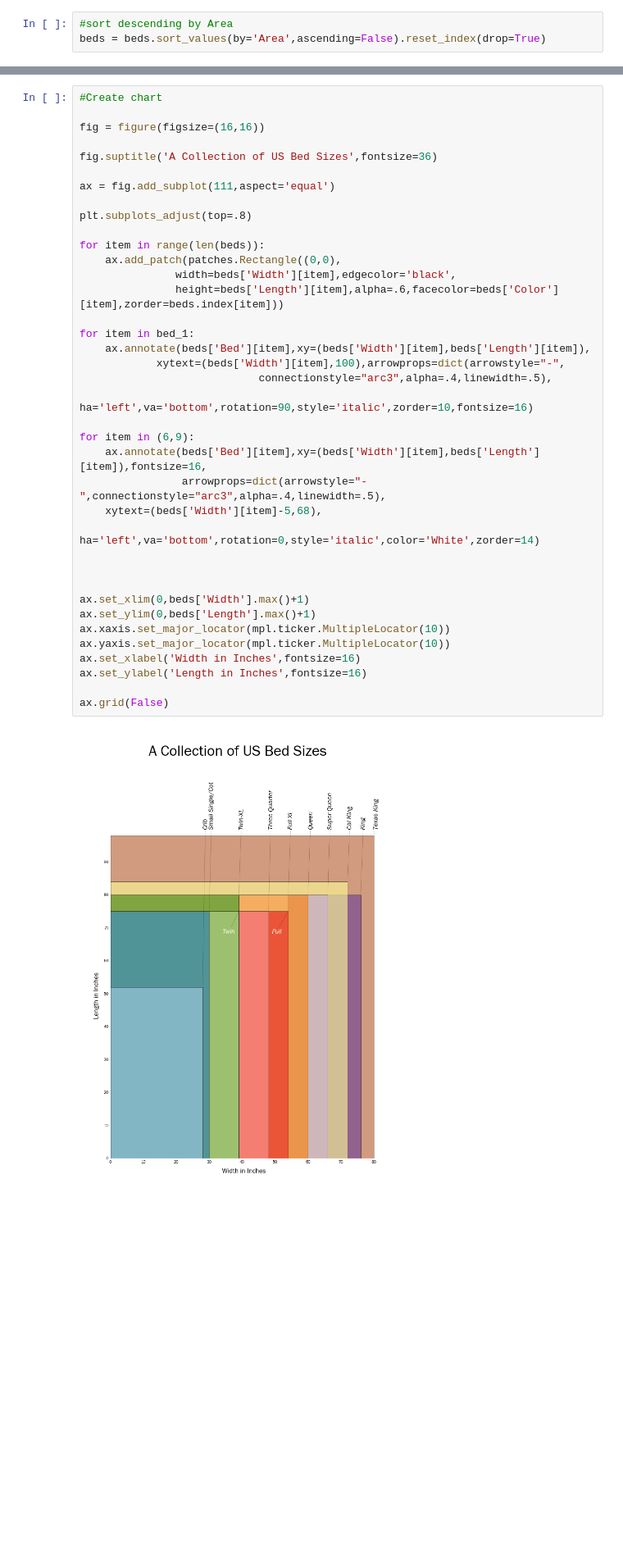
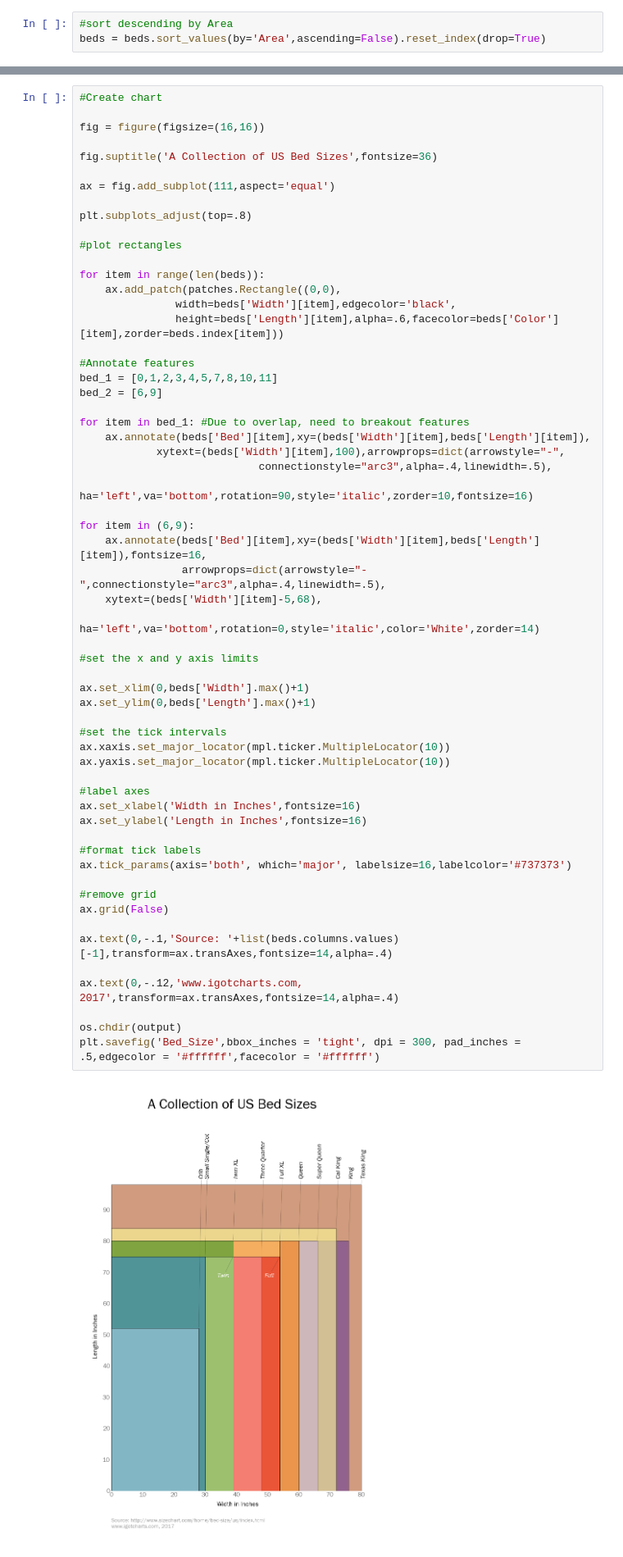
Before and after one commit to igotcharts/charts_and_more_charts, a Jupyter notebook: notebooks/Bed_Sizes.ipynb, the cells around one changed output, grey strips where cells are left out. Shown at 82% size. Drawn from its saved outputs; the diff is of its cells as text; blank space fills up the shorter version.

Commit message:
semi-finalized bed chart

```diff
--- a/notebooks/Bed_Sizes.ipynb
+++ b/notebooks/Bed_Sizes.ipynb
@@ -43,33 +19,54 @@ fig.suptitle('A Collection of US Bed Sizes',fontsize=36)
 ax = fig.add_subplot(111,aspect='equal')
 
 plt.subplots_adjust(top=.8)
 
+#plot rectangles
+
 for item in range(len(beds)):
     ax.add_patch(patches.Rectangle((0,0),
                width=beds['Width'][item],edgecolor='black',
                height=beds['Length'][item],alpha=.6,facecolor=beds['Color'][item],zorder=beds.index[item]))
 
-for item in bed_1:
+#Annotate features
+bed_1 = [0,1,2,3,4,5,7,8,10,11]
+bed_2 = [6,9]
+
+for item in bed_1: #Due to overlap, need to breakout features
     ax.annotate(beds['Bed'][item],xy=(beds['Width'][item],beds['Length'][item]),
             xytext=(beds['Width'][item],100),arrowprops=dict(arrowstyle="-",
                             connectionstyle="arc3",alpha=.4,linewidth=.5),
                 ha='left',va='bottom',rotation=90,style='italic',zorder=10,fontsize=16)
 
 for item in (6,9):
     ax.annotate(beds['Bed'][item],xy=(beds['Width'][item],beds['Length'][item]),fontsize=16,
                 arrowprops=dict(arrowstyle="-",connectionstyle="arc3",alpha=.4,linewidth=.5),
     xytext=(beds['Width'][item]-5,68),
                 ha='left',va='bottom',rotation=0,style='italic',color='White',zorder=14)
 
-
+#set the x and y axis limits
 
 ax.set_xlim(0,beds['Width'].max()+1)
 ax.set_ylim(0,beds['Length'].max()+1)
+
+#set the tick intervals
 ax.xaxis.set_major_locator(mpl.ticker.MultipleLocator(10))
 ax.yaxis.set_major_locator(mpl.ticker.MultipleLocator(10))
+
+#label axes
 ax.set_xlabel('Width in Inches',fontsize=16)
 ax.set_ylabel('Length in Inches',fontsize=16)
 
+#format tick labels
+ax.tick_params(axis='both', which='major', labelsize=16,labelcolor='#737373')
+
+#remove grid
 ax.grid(False)
+
+ax.text(0,-.1,'Source: '+list(beds.columns.values)[-1],transform=ax.transAxes,fontsize=14,alpha=.4)
+
+ax.text(0,-.12,'www.igotcharts.com, 2017',transform=ax.transAxes,fontsize=14,alpha=.4)
+
+os.chdir(output)
+plt.savefig('Bed_Size',bbox_inches = 'tight', dpi = 300, pad_inches = .5,edgecolor = '#ffffff',facecolor = '#ffffff')
 # %% [output]
-[figure, old version]
+[figure, new version]
```
Also changed, not shown: parts of 5 cells of this notebook, 1 other file.
